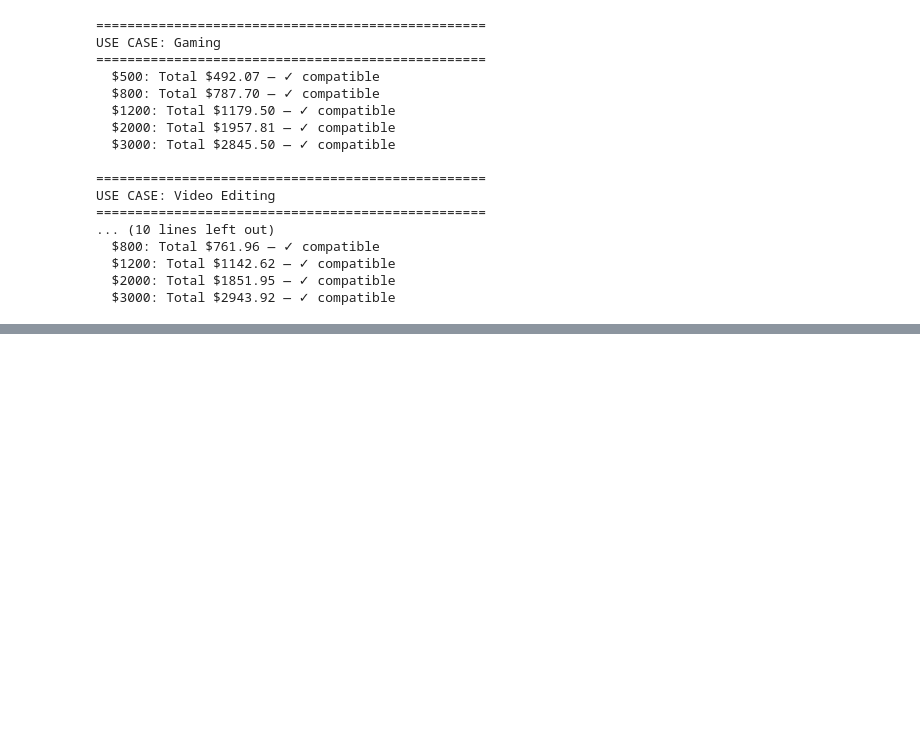
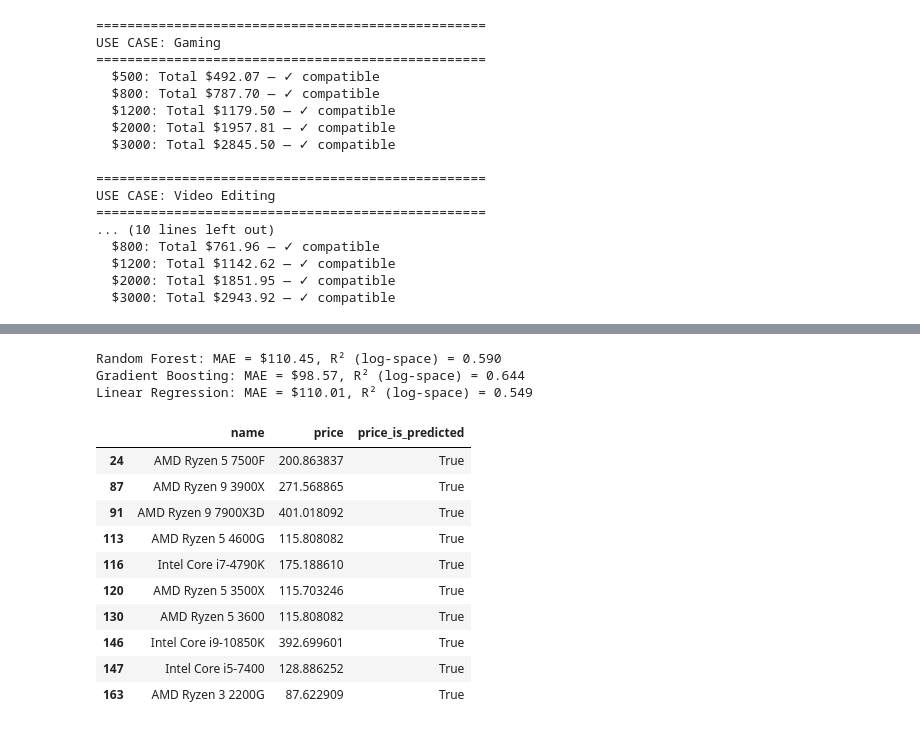
Before and after one commit to AbelKevinKipkosgei/pc-builder-model, a Jupyter notebook: pc_builder_cleaning.ipynb, the cells around one changed output, grey strips where cells are left out. Saved outputs shown, nothing was run; the diff lists cells and outputs as text; code cells hidden in the pictures; blank space fills up the shorter version.

```diff
--- a/pc_builder_cleaning.ipynb
+++ b/pc_builder_cleaning.ipynb
@@ -1501,0 +1546,74 @@ USE CASE: Video Editing
+# %%
+# Add microarchitecture as a feature
+le_arch = LabelEncoder()
+df_model['arch_enc'] = le_arch.fit_transform(df_model['microarchitecture'])
+
+features = ['core_count', 'core_clock', 'boost_clock', 'tdp', 'brand_enc', 'socket_enc', 'has_integrated_graphics', 'arch_enc']
+
+known = df_model[df_model[target].notnull()]
+unknown = df_model[df_model[target].isnull()]
+# %%
+# Predict log(price) instead of raw price
+import numpy as np
+
+X = known[features]
+y = np.log1p(known[target])  # log1p handles the data smoothly, including any zero values safely
+
+X_train, X_test, y_train, y_test = train_test_split(X, y, test_size=0.2, random_state=42)
+# %%
+# Train and compare two algorithms properly
+from sklearn.linear_model import LinearRegression
+from sklearn.ensemble import GradientBoostingRegressor
+
+models = {
+    'Random Forest': RandomForestRegressor(n_estimators=200, random_state=42),
+    'Gradient Boosting': GradientBoostingRegressor(random_state=42),
+    'Linear Regression': LinearRegression(),
+}
+
+for name, m in models.items():
+    m.fit(X_train, y_train)
+    pred_log = m.predict(X_test)
+
+    # Convert predictions back from log scale to real dollars for an interpretable MAE
+    pred_dollars = np.expm1(pred_log)
+    actual_dollars = np.expm1(y_test)
+
+    mae = mean_absolute_error(actual_dollars, pred_dollars)
+    r2 = r2_score(y_test, pred_log)  # R² evaluated in log-space, where the model actually optimizes
+
+    print(f"{name}: MAE = ${mae:.2f}, R² (log-space) = {r2:.3f}")
+# %% [output]
+Random Forest: MAE = $110.45, R² (log-space) = 0.590
+Gradient Boosting: MAE = $98.57, R² (log-space) = 0.644
+Linear Regression: MAE = $110.01, R² (log-space) = 0.549
+# %%
+# Generate and apply the predictions
+# 1. Flag BEFORE filling
+df_cpu['price_is_predicted'] = df_cpu['price'].isnull()
+
+# 2. Train final model on ALL known data
+best_model = GradientBoostingRegressor(random_state=42)
+best_model.fit(X, y)
+
+# 3. Predict and fill
+X_unknown = unknown[features]
+predicted_log = best_model.predict(X_unknown)
+predicted_prices = np.expm1(predicted_log)
+
+df_cpu.loc[df_cpu['price'].isnull(), 'price'] = predicted_prices
+
+# 4. Sanity check
+df_cpu[df_cpu['price_is_predicted']][['name', 'price', 'price_is_predicted']].head(10)
+# %% [output]
+|  | name | price | price_is_predicted |
+| 24 | AMD Ryzen 5 7500F | 200.863837 | True |
+| 87 | AMD Ryzen 9 3900X | 271.568865 | True |
+| 91 | AMD Ryzen 9 7900X3D | 401.018092 | True |
+| 113 | AMD Ryzen 5 4600G | 115.808082 | True |
+| 116 | Intel Core i7-4790K | 175.188610 | True |
+| 120 | AMD Ryzen 5 3500X | 115.703246 | True |
+| 130 | AMD Ryzen 5 3600 | 115.808082 | True |
+| 146 | Intel Core i9-10850K | 392.699601 | True |
+| 147 | Intel Core i5-7400 | 128.886252 | True |
+| 163 | AMD Ryzen 3 2200G | 87.622909 | True |
```
Also changed, not shown: parts of 48 cells of this notebook.
